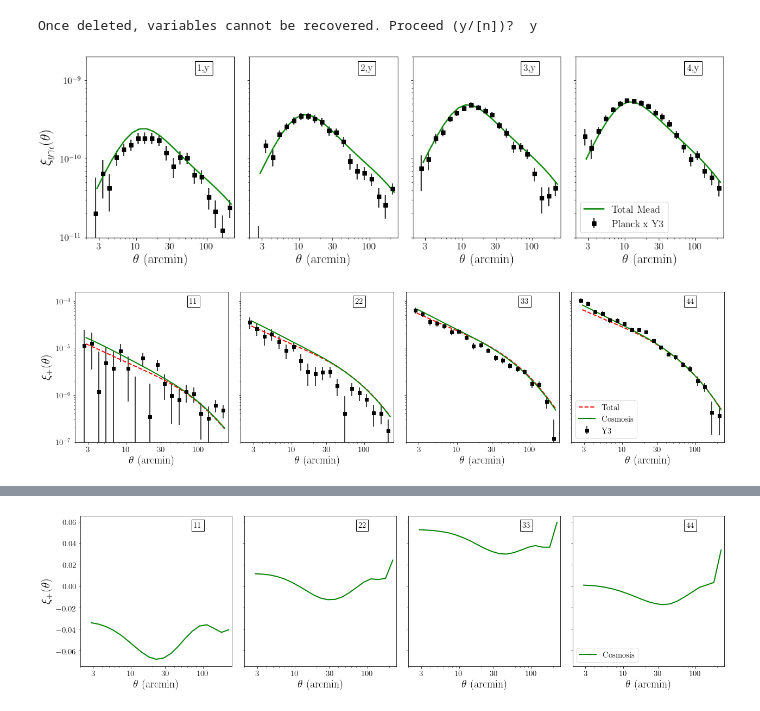
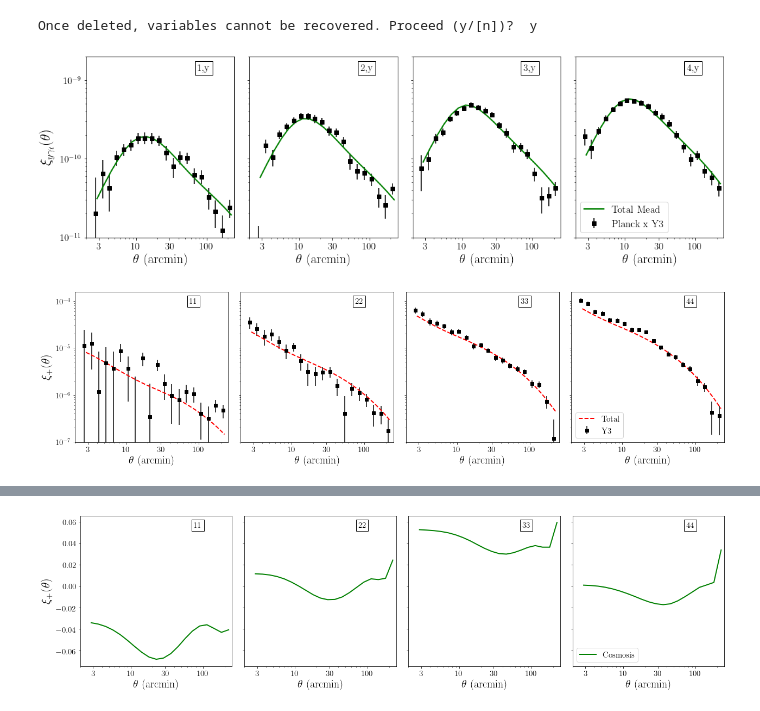
Before and after one commit to shivampcosmo/ACTxDESY3, a Jupyter notebook: src/plotting/shearxy.ipynb, the cells around one changed output, grey strips where cells are left out. Saved outputs shown, nothing was run; the diff lists cells and outputs as text; code cells hidden in the pictures.

```diff
--- a/src/plotting/shearxy.ipynb
+++ b/src/plotting/shearxy.ipynb
@@ -30,7 +30,7 @@ Once deleted, variables cannot be recovered. Proceed (y/[n])?  y
 os.environ['COSMOSIS_SRC_DIR'] = '/global/cfs/cdirs/des/shivamp/nl_cosmosis/cosmosis/'
 sys.path.insert(0, '/global/cfs/cdirs/des/shivamp/nl_cosmosis/cosmosis/ACTxDESY3/src/cosmosis_code/')
 # DV = dill.load(open('/global/cfs/cdirs/des/shivamp/nl_cosmosis/cosmosis/ACTxDESY3/src/results/DV_obj_temp_gty_plancky3_beamed_wmeadv4_20_mod_M8_17_nM64_nz256_imead1.pk','rb'))
-DV = dill.load(open('/global/cfs/cdirs/des/shivamp/nl_cosmosis/cosmosis/ACTxDESY3/src/results/DV_obj_temp_gty_plancky3_beamed_wmeadv4_20_mod_M8_17_nM64_nz256_imead1_nodndm.pk','rb'))
+DV = dill.load(open('/global/cfs/cdirs/des/shivamp/nl_cosmosis/cosmosis/ACTxDESY3/src/results/DV_obj_temp_kk_gty_plancky3_beamed_bf_kk_gty.pk','rb'))
 # %%
 
 df = pk.load(open('/global/cfs/cdirs/des/shivamp/nl_cosmosis/cosmosis/ACTxDESY3/src/data/results_25_6_20.pkl','rb'),encoding='latin1')
@@ -77,7 +77,7 @@ for j2 in range(4):
 #     Cl_j1_1h = DV.xi_result_dict['gty'][bin_str]['1h']
 #     Cl_j1_2h = DV.xi_result_dict['gty'][bin_str]['2h']
     Cl_j1_tot = DV.xi_result_dict['gty'][bin_str]['tot']
-    Cl_j1_tot2 = DV.xi_result_dict['gty'][bin_str]['tot2']
+#     Cl_j1_tot2 = DV.xi_result_dict['gty'][bin_str]['tot2']
 
 #     ax[j2].errorbar(theta_array, Cl_j1_1h, linestyle=':', marker='',lw = 2, color ='blue',label='1h')
 #     ax[j2].errorbar(theta_array, Cl_j1_2h, linestyle=':', marker='',lw = 2, color ='red',label='2h Linear')
@@ -127,7 +127,7 @@ pl.tight_layout()
 
 # fig.savefig('xi_yk_kk_allbins.pdf')
 # %% [output]
-[figure, old version]
+[figure, new version]
 # %%
 ntheta = len(df['shearshear_y3']['1_1']['theta'])
 bins_array = [1,2,3,4]
@@ -147,15 +147,15 @@ for j2 in range(4):
 #     Cl_j1_1h = DV.xi_result_dict['kk'][bin_str]['1h']
 #     Cl_j1_2h = DV.xi_result_dict['kk'][bin_str]['2h']
     Cl_j1_tot = DV.xi_result_dict['kk'][bin_str]['tot']
-    Cl_j1_tot2 = DV.xi_result_dict['kk'][bin_str]['tot2']
+#     Cl_j1_tot2 = DV.xi_result_dict['kk'][bin_str]['tot2']
 
 #     ax[j2].errorbar(theta_array, Cl_j1_1h, linestyle='-', marker='',lw = 2, color ='blue',label='1h')
 #     ax[j2].errorbar(theta_array, Cl_j1_2h, linestyle='-', marker='',lw = 2, color ='red',label='2h Linear')
 #     ax[j2].errorbar(theta_array, Cl_j1_1h + Cl_j1_2h, linestyle=':', marker='',lw = 2, color ='green',label='Total')
 #     ax[j2].errorbar(theta_array, Cl_j1_tot, linestyle='-', marker='',lw = 2, color ='blue',label='Total')
-    ax[j2].errorbar(theta_array, Cl_j1_tot2, linestyle='--', marker='',lw = 2, color ='red',label='Total')
+    ax[j2].errorbar(theta_array, Cl_j1_tot, linestyle='--', marker='',lw = 2, color ='red',label='Total')
 
-    ax[j2].errorbar(xip_ang[sel_ind], xip_csf[sel_ind], linestyle='-', marker='',lw = 2, color ='green',label='Cosmosis')
+#     ax[j2].errorbar(xip_ang[sel_ind], xip_csf[sel_ind], linestyle='-', marker='',lw = 2, color ='green',label='Cosmosis')
 
 
 
@@ -172,31 +172,31 @@ for j2 in range(4):
     ax[j2].set_xscale('log')
     ax[j2].set_yscale('log')
 
     ax[j2].set_xlabel(r'$\theta$ (arcmin)', size = 20)
     ticks  = np.array([3,10,30,100])
     labels_bottom = ticks
     ax[j2].set_xticks(ticks)
     ax[j2].set_xticklabels(labels_bottom,  fontsize=15)
 
     ax[j2].tick_params(axis='both', which='minor', labelsize=15)
     ax[j2].tick_params(axis='both', which='major', labelsize=15)
     ax[j2].set_xlim((2,250))
     ax[j2].text( 0.75, 0.96,str(j2+1) + str(j2+1), verticalalignment='top', horizontalalignment='left', transform=ax[j2].transAxes, fontsize=15, bbox=dict(facecolor='white', edgecolor='black'))
 
 
     jc += 1
 
 # ax[0,0].set_ylabel(r'$\xi_{\rm mm}$ comparison', size = 22)
 ax[0].set_ylabel(r'$\xi_{+}(\theta)$ ', size = 22)
 # ax[1,0].set_ylabel(r'$\xi_{y\kappa}(\theta)$ ', size = 22)
 # ax[2,0].set_ylabel(r'$\xi_{\kappa \kappa}(\theta)$ ', size = 22)
 ax[3].legend(fontsize=15,loc='lower left')
 #     ax[1,j].tick_params(axis='both', which='major', labelsize=15)
 
 
 
 pl.tight_layout()
 
 # fig.savefig('xi_yk_kk_allbins.pdf')
 # %% [output]
-[figure, old version]
+[figure, new version]
```
Also changed, not shown: parts of 10 cells of this notebook, 7 other files.
